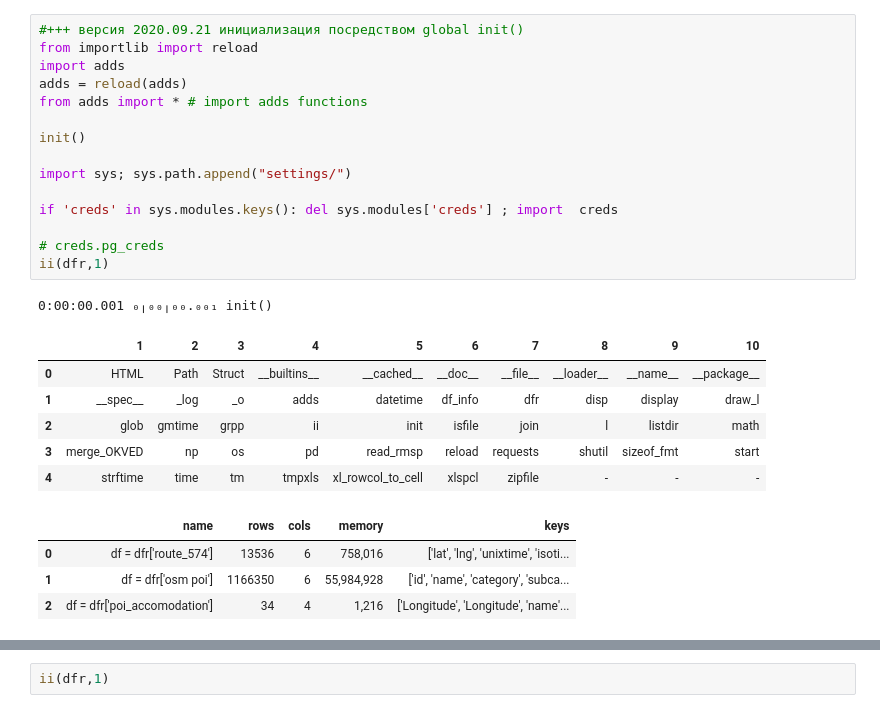
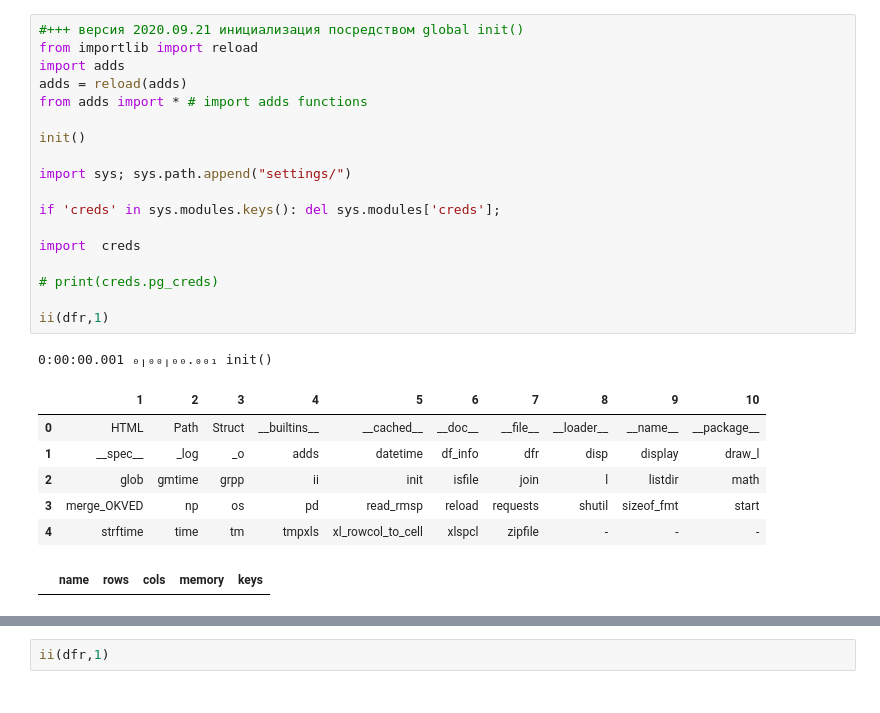
Before and after one commit to codeup1054/jnlab, a Jupyter notebook: 10.POI.ipynb, the cells around one changed output, grey strips where cells are left out. Drawn from its saved outputs; the diff is of its cells as text.

```diff
--- a/10.POI.ipynb
+++ b/10.POI.ipynb
@@ -1,29 +1,29 @@
 # %%
 #+++ версия 2020.09.21 инициализация посредством global init()
 from importlib import reload
 import adds
 adds = reload(adds)
 from adds import * # import adds functions
 
 init()
 
 import sys; sys.path.append("settings/")
 
-if 'creds' in sys.modules.keys(): del sys.modules['creds'] ; import  creds
+if 'creds' in sys.modules.keys(): del sys.modules['creds'];
 
-# creds.pg_creds
+import  creds
+
+# print(creds.pg_creds)
+
 ii(dfr,1)
 # %% [output]
 0:00:00.001 ₀╷₀₀╷₀₀.₀₀₁ init()
 |  | 1 | 2 | 3 | 4 | 5 | 6 | 7 | 8 | 9 | 10 |
 | 0 | HTML | Path | Struct | __builtins__ | __cached__ | __doc__ | __file__ | __loader__ | __name__ | __package__ |
 | 1 | __spec__ | _log | _o | adds | datetime | df_info | dfr | disp | display | draw_l |
 | 2 | glob | gmtime | grpp | ii | init | isfile | join | l | listdir | math |
 | 3 | merge_OKVED | np | os | pd | read_rmsp | reload | requests | shutil | sizeof_fmt | start |
 | 4 | strftime | time | tm | tmpxls | xl_rowcol_to_cell | xlspcl | zipfile | - | - | - |
 |  | name | rows | cols | memory | keys |
-| 0 | df = dfr['route_574'] | 13536 | 6 | 758,016 | ['lat', 'lng', 'unixtime', 'isoti... |
-| 1 | df = dfr['osm poi'] | 1166350 | 6 | 55,984,928 | ['id', 'name', 'category', 'subca... |
-| 2 | df = dfr['poi_accomodation'] | 34 | 4 | 1,216 | ['Longitude', 'Longitude', 'name'... |
 # %%
 # read_poi
```
Also changed, not shown: parts of 28 cells of this notebook, 6 other files.
